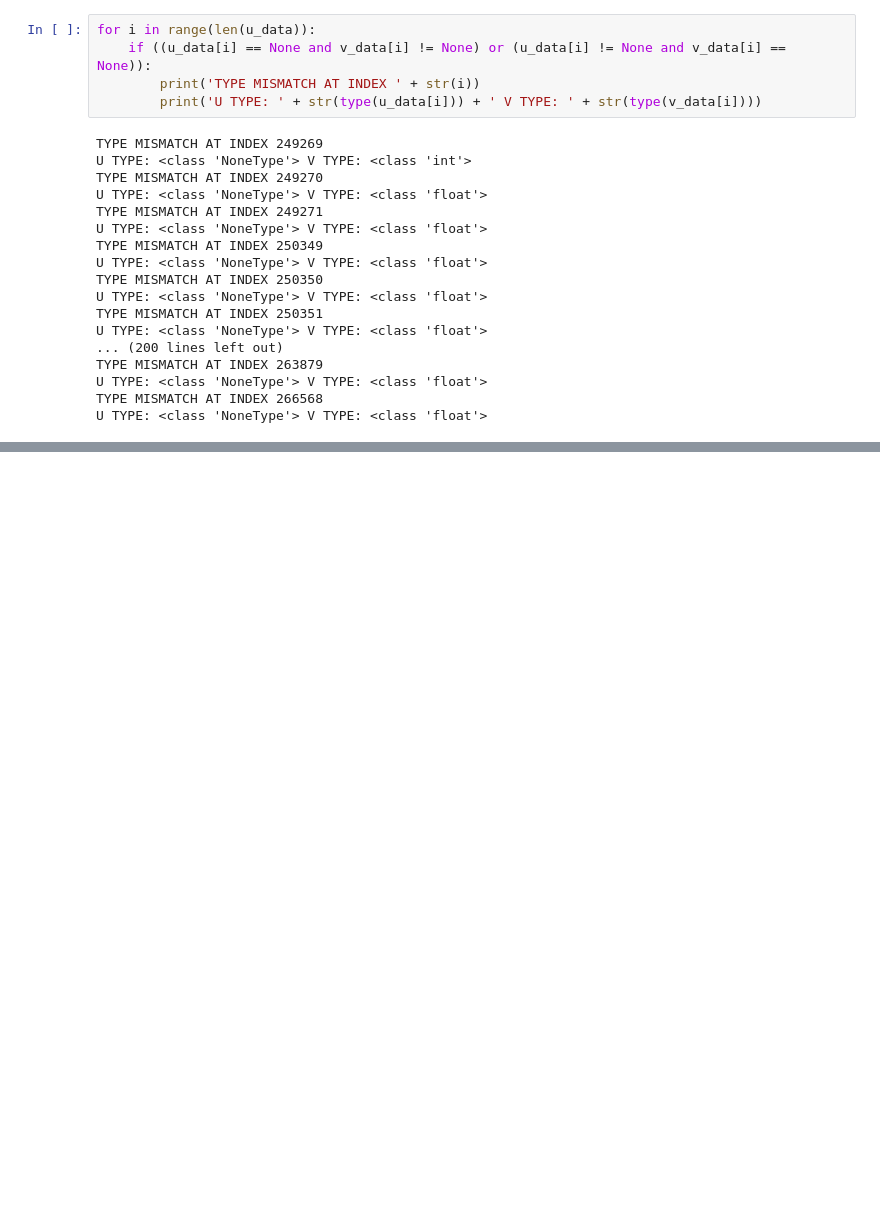
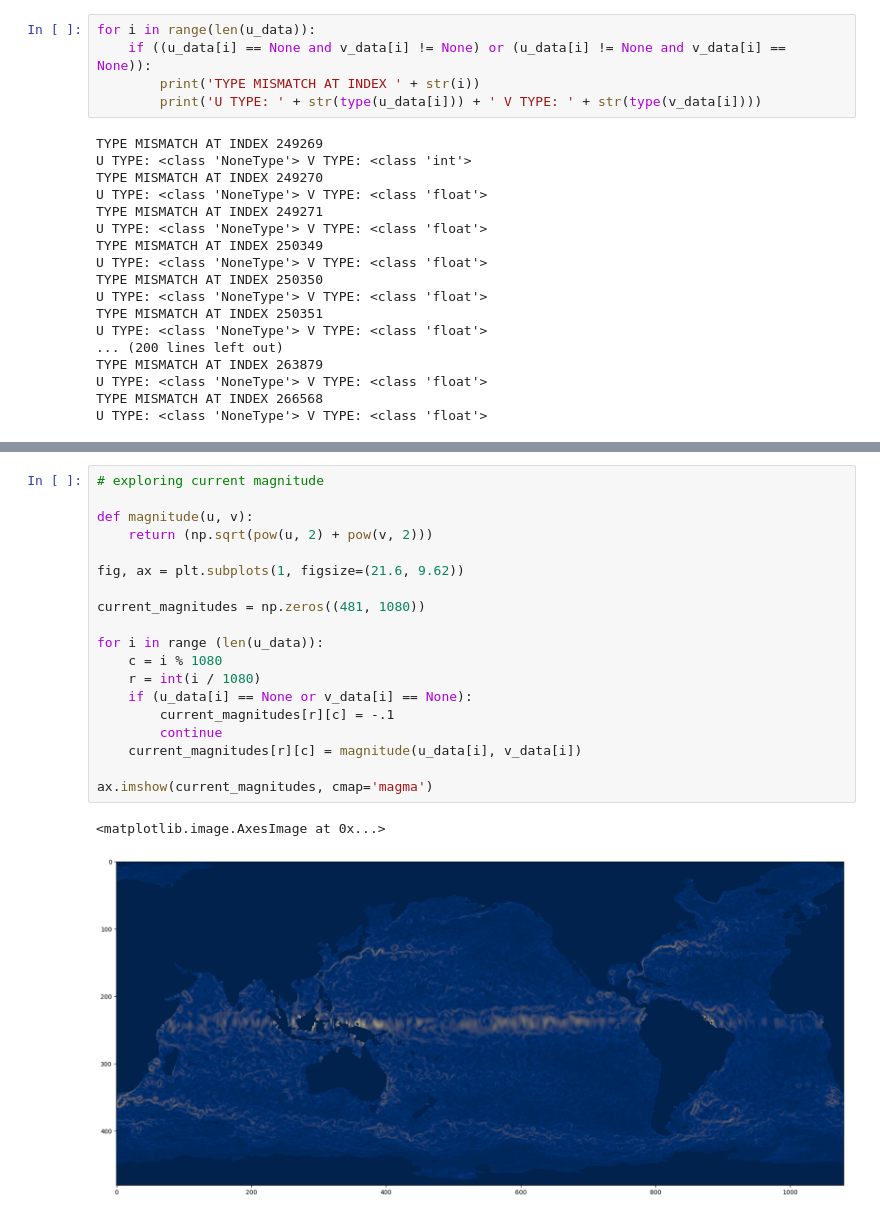
Before and after one commit to adarshramiyer/current-forecasting, a Jupyter notebook: eda.ipynb, the cells around one changed output, grey strips where cells are left out. Drawn from its saved outputs; the diff is of its cells as text; blank space fills up the shorter version.

```diff
--- a/eda.ipynb
+++ b/eda.ipynb
@@ -85,0 +80,22 @@ ax.scatter(problem_x_list, problem_y_list, s=1, c='r')
+# %%
+# exploring current magnitude
+
+def magnitude(u, v):
+    return (np.sqrt(pow(u, 2) + pow(v, 2)))
+
+fig, ax = plt.subplots(1, figsize=(21.6, 9.62))
+
+current_magnitudes = np.zeros((481, 1080))
+
+for i in range (len(u_data)):
+    c = i % 1080
+    r = int(i / 1080)
+    if (u_data[i] == None or v_data[i] == None):
+        current_magnitudes[r][c] = -.1
+        continue
+    current_magnitudes[r][c] = magnitude(u_data[i], v_data[i])
+
+ax.imshow(current_magnitudes, cmap='magma')
+# %% [output]
+<matplotlib.image.AxesImage at 0x...>
+[figure, added]
```
Also changed, not shown: parts of 4 cells of this notebook.
